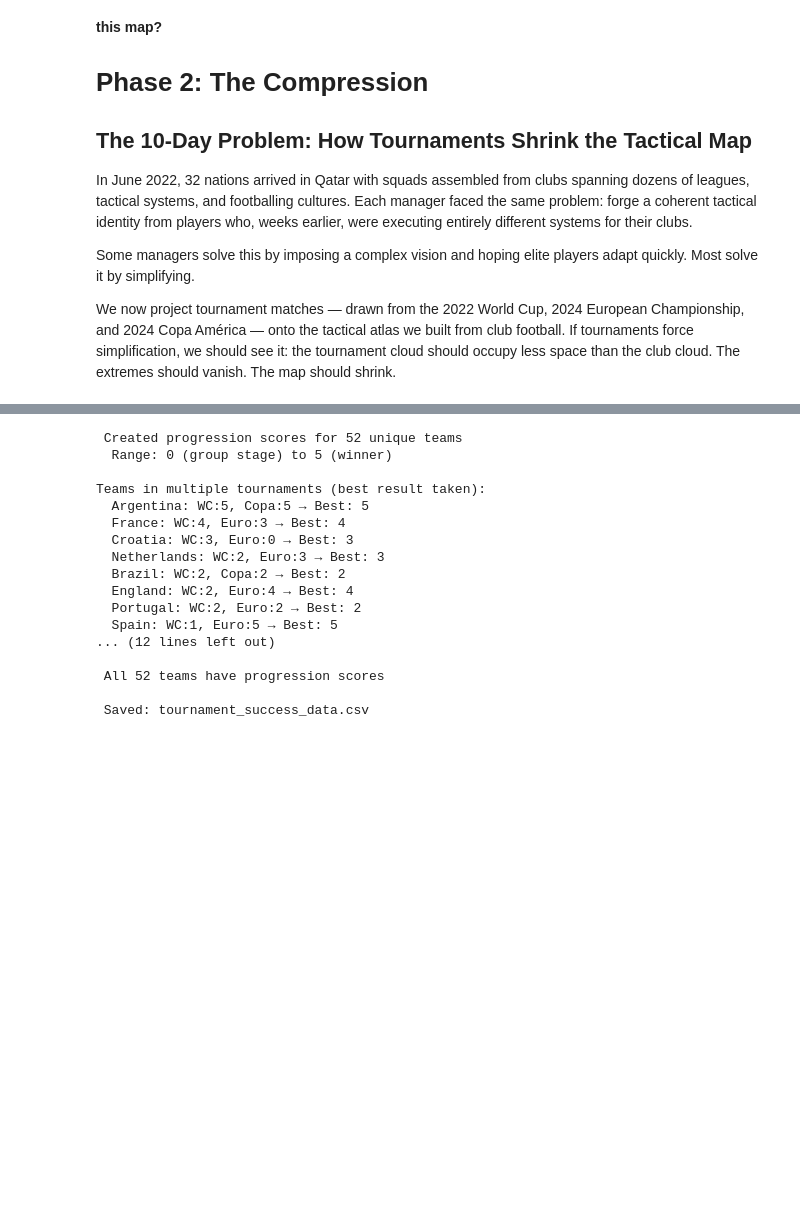
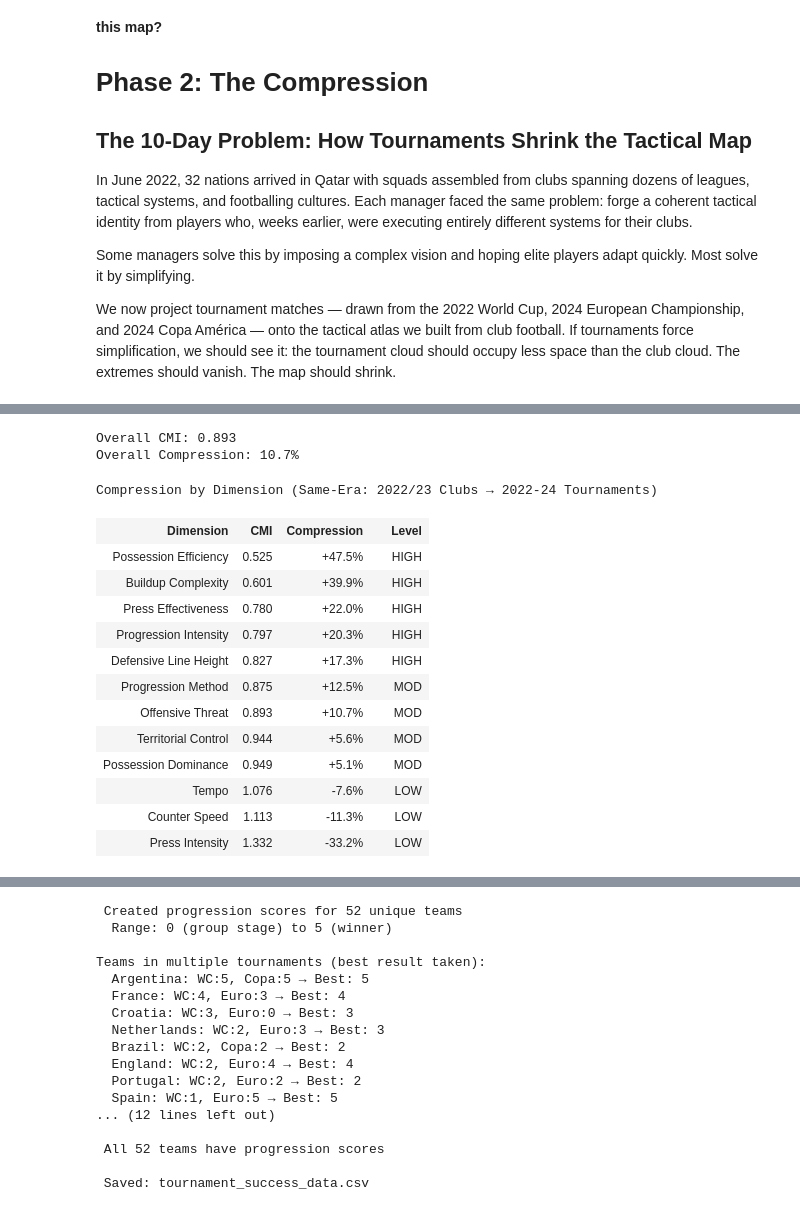
Before and after one commit to soh364/soccer-analytics-capstone-XOh, a Jupyter notebook: eda/EDA_Soomi.ipynb, the cells around one changed output, grey strips where cells are left out. Saved outputs shown, nothing was run; the diff lists cells and outputs as text; code cells hidden in the pictures; blank space fills up the shorter version.

```diff
--- a/eda/EDA_Soomi.ipynb
+++ b/eda/EDA_Soomi.ipynb
@@ -642,0 +425,20 @@ SHIFT INTERPRETATION
+# %%
+cmi_results = calculate_cmi(recent_club_pd, men_tournament_pd, dimensions)
+print_cmi_table(cmi_results)
+# %% [output]
+Overall CMI: 0.893
+Overall Compression: 10.7%
+Compression by Dimension (Same-Era: 2022/23 Clubs → 2022-24 Tournaments)
+| Dimension | CMI | Compression |  | Level |
+| Possession Efficiency | 0.525 | +47.5% |  | HIGH |
+| Buildup Complexity | 0.601 | +39.9% |  | HIGH |
+| Press Effectiveness | 0.780 | +22.0% |  | HIGH |
+| Progression Intensity | 0.797 | +20.3% |  | HIGH |
+| Defensive Line Height | 0.827 | +17.3% |  | HIGH |
+| Progression Method | 0.875 | +12.5% |  | MOD |
+| Offensive Threat | 0.893 | +10.7% |  | MOD |
+| Territorial Control | 0.944 | +5.6% |  | MOD |
+| Possession Dominance | 0.949 | +5.1% |  | MOD |
+| Tempo | 1.076 | -7.6% |  | LOW |
+| Counter Speed | 1.113 | -11.3% |  | LOW |
+| Press Intensity | 1.332 | -33.2% |  | LOW |
```
Also changed, not shown: parts of 10 cells of this notebook, 1 other file.
